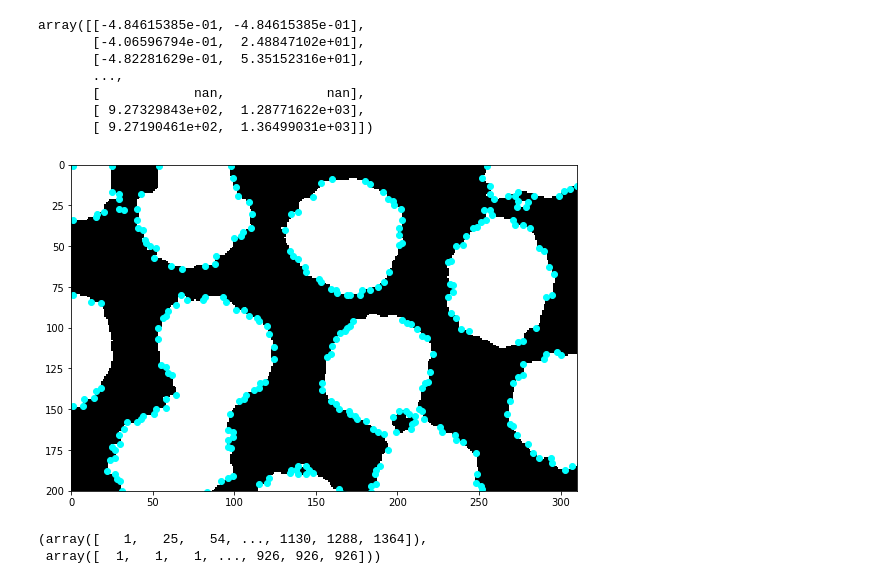
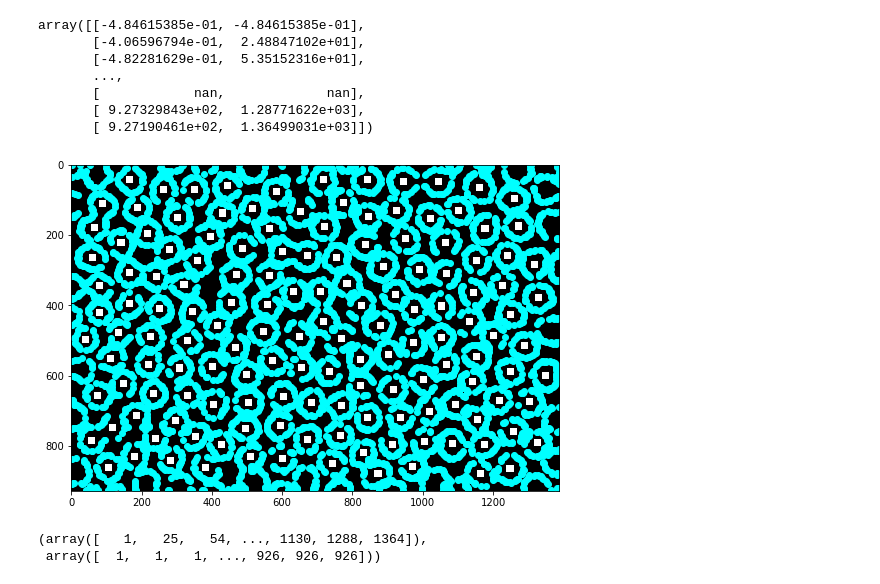
Before and after one commit to DiscoveryDNA/reading_czi_stack_videos_GH, a Jupyter notebook: notebooks/5_Nucleus_Perimeter_ST.ipynb, the cells around one changed output. Saved outputs shown, nothing was run; the diff lists cells and outputs as text; code cells hidden in the pictures.

```diff
--- a/notebooks/Nucleus_Perimeter_ST.ipynb
+++ b/notebooks/5_Nucleus_Perimeter_ST.ipynb
@@ -233,12 +233,13 @@ array([[-4.84615385e-01, -4.84615385e-01],
 # %%
 fig, ax = plt.subplots(figsize=(12, 6))
 ax.imshow(binary, cmap=plt.cm.gray)
+ax.imshow(Local_max_bigger, cmap=plt.cm.gray)
 ax.plot(coords[:, 1], coords[:, 0], color='cyan', marker='o',linestyle='None', markersize=6)
 # ax.plot(coords_subpix[:, 1], coords_subpix[:, 0], '+r', markersize=15)
-ax.axis((0, 310, 200, 0)) #subset/closer look cuz too much if full size (top upper left corner)
+# ax.axis((0, 310, 200, 0)) #subset/closer look cuz too much if full size (top upper left corner)
 plt.show()
 # %% [output]
-[figure, old version]
+[figure, new version]
 # %%
 coords[:, 1], coords[:, 0]
 # %% [output]
```
Also changed, not shown: parts of 21 cells of this notebook.
